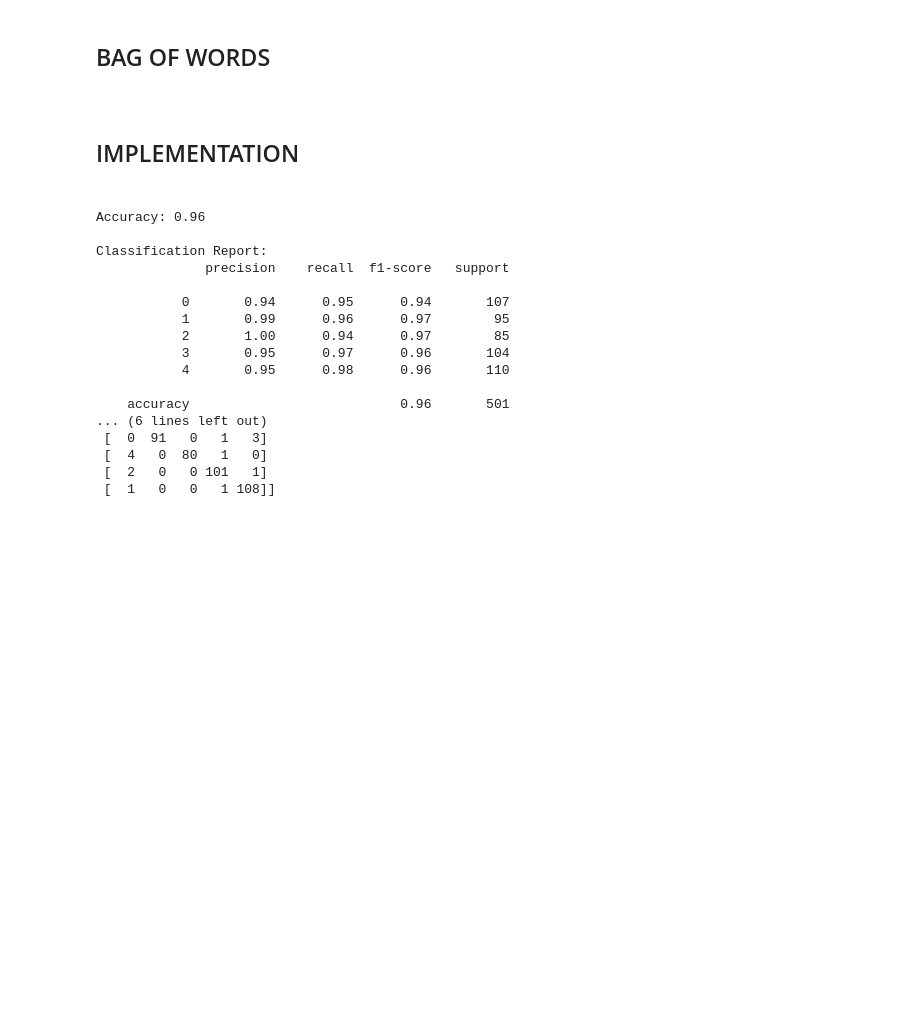
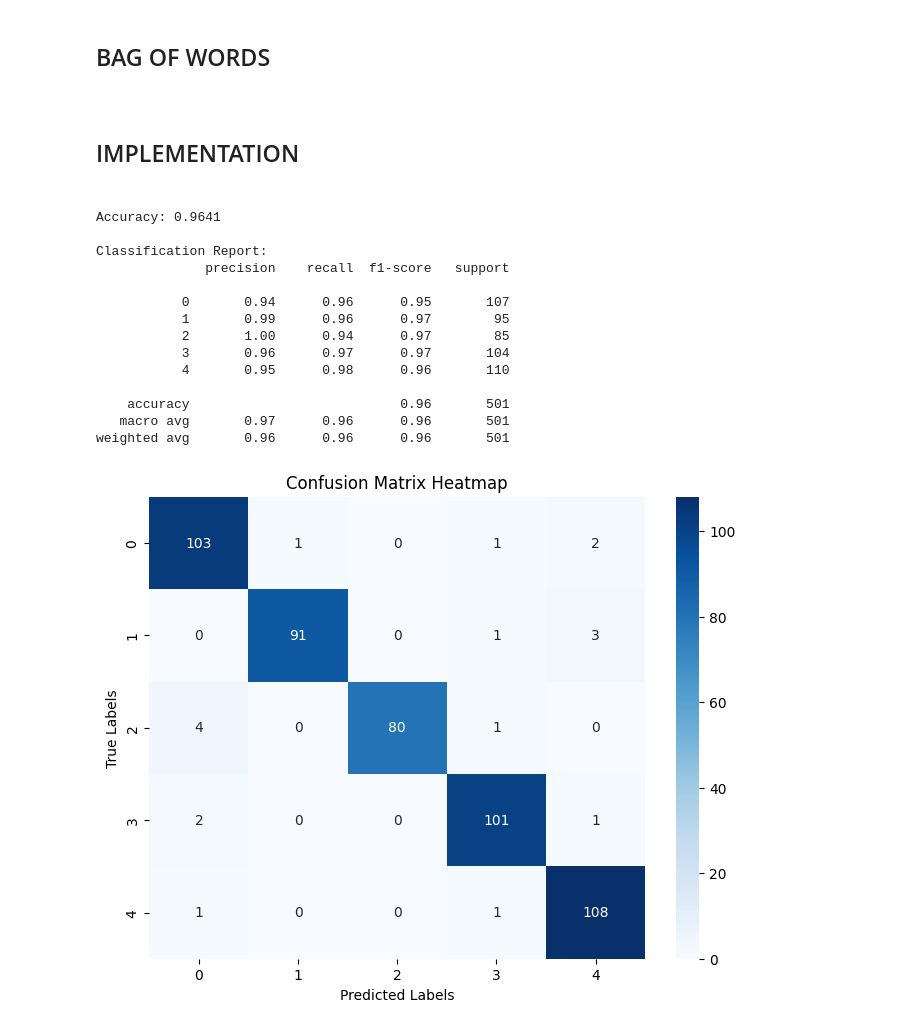
Before and after one commit to ha405/Urdu-News-Classification-with-ML, a Jupyter notebook: models/logistic.ipynb, the cells around one changed output. Cells and saved outputs as stored; diff of their text form; code cells hidden in the pictures; blank space fills up the shorter version.

```diff
--- a/models/logistic.ipynb
+++ b/models/logistic.ipynb
@@ -79,11 +79,13 @@ test_x = bag.vectorize_sentences(X_test)
 # %% [markdown]
 <h2> IMPLEMENTATION <h2>
 # %%
-#logistical regression with L2 regularization
+# logistical regression with L2 regularization
 import numpy as np
 from sklearn.metrics import accuracy_score, classification_report, confusion_matrix
+import matplotlib.pyplot as plt
+import seaborn as sns
 
-# Ensure train_x and test_x are NumPy arrays
+# ensure train_x and test_x are NumPy arrays
 train_x = np.array(train_x)
 test_x = np.array(test_x)
 
@@ -147,44 +149,49 @@ class SoftmaxRegression:
             #     print(f"Epoch {epoch}, Loss: {loss:.4f}")
 
     def predict(self, X):
         linear_model = np.dot(X, self.weights) + self.bias
         y_pred = self.softmax(linear_model)
         return np.argmax(y_pred, axis=1)
 
 
-# Train and evaluate the model(yahan we can make changes to the hyperparameters)
+# training and evaluating the model (yahan we can make changes to the hyperparameters)
 softmax_model = SoftmaxRegression(
-    learning_rate=0.002,  #isko change karkay dheksaktay hain to improve accuracy
-    n_iterations=2000,
-    regularization_strength=0.05,
+    learning_rate=0.001,  #isko change karkay dheksaktay hain to improve accuracy
+    n_iterations=5000,
+    regularization_strength=0.03,
     batch_size=32,
     dropout_rate=0.2
 )
 
 softmax_model.fit(train_x, Y_train)
 y_pred = softmax_model.predict(test_x)
 
 accuracy = accuracy_score(Y_test, y_pred)
 print(f"Accuracy: {accuracy:.4f}")
 print("\nClassification Report:")
 print(classification_report(Y_test, y_pred))
-print("\nConfusion Matrix:")
-print(confusion_matrix(Y_test, y_pred))
+
+conf_matrix = confusion_matrix(Y_test, y_pred)
+plt.figure(figsize=(8, 6))
+sns.heatmap(conf_matrix, annot=True, fmt='d', cmap='Blues',
+            xticklabels=np.unique(Y_test), yticklabels=np.unique(Y_test))
+plt.xlabel('Predicted Labels')
+plt.ylabel('True Labels')
+plt.title('Confusion Matrix Heatmap')
+plt.show()
 # %% [output]
-Accuracy: 0.96
+Accuracy: 0.9641
 
 Classification Report:
               precision    recall  f1-score   support
 
-           0       0.94      0.95      0.94       107
+           0       0.94      0.96      0.95       107
            1       0.99      0.96      0.97        95
            2       1.00      0.94      0.97        85
-           3       0.95      0.97      0.96       104
+           3       0.96      0.97      0.97       104
            4       0.95      0.98      0.96       110
 
     accuracy                           0.96       501
-... (6 lines left out)
- [  0  91   0   1   3]
- [  4   0  80   1   0]
- [  2   0   0 101   1]
- [  1   0   0   1 108]]
+   macro avg       0.97      0.96      0.96       501
+weighted avg       0.96      0.96      0.96       501
+[figure, added]
```
Also changed, not shown: 8 other files.
